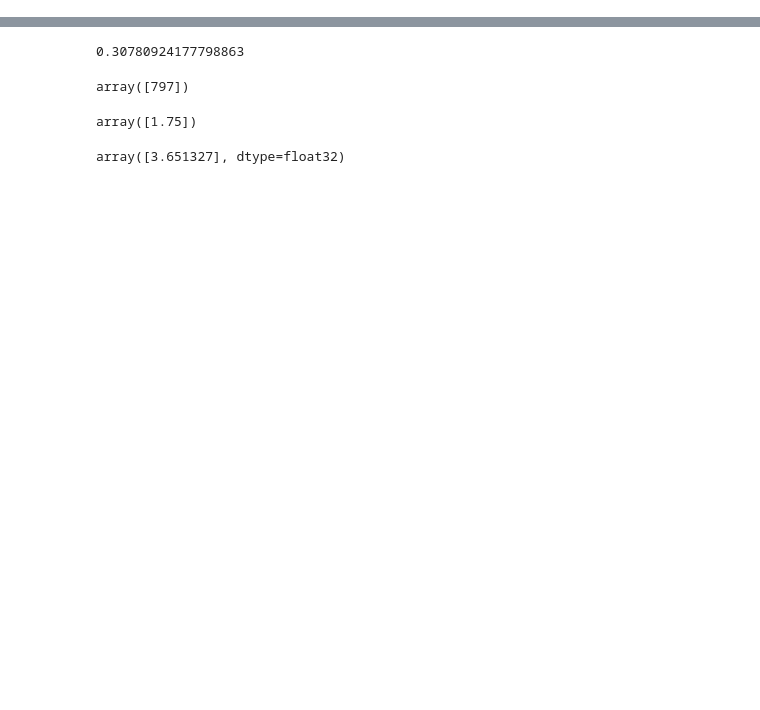
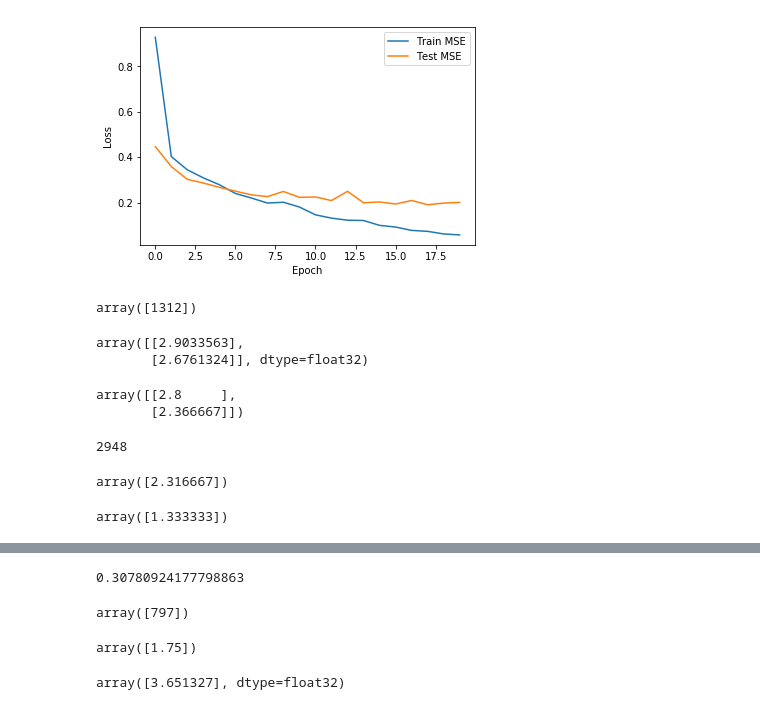
Before and after one commit to nguyenbh1507/selfie-rating, a Jupyter notebook: model.ipynb, the cells around one changed output, grey strips where cells are left out. Drawn from its saved outputs; the diff is of its cells as text; code cells hidden in the pictures; blank space fills up the shorter version.

```diff
--- a/model.ipynb
+++ b/model.ipynb
@@ -59,0 +69,6 @@ from keras.optimizers import Adam
+# %%
+# load train/test image indices
+train_img_file = './SCUT-FBP5500_v2/train_test_files/split_of_60%training and 40%testing/train.txt'
+test_img_file = './SCUT-FBP5500_v2/train_test_files/split_of_60%training and 40%testing/test.txt'
+train_indices = filelist2indices(train_img_file, file_name_indices)
+test_indices = filelist2indices(test_img_file, file_name_indices)
@@ -59,0 +190,12 @@ from keras.optimizers import Adam
+# %%
+# plot train & test loss
+%matplotlib inline
+
+plt.plot(his.history['loss'], label='Train MSE')
+plt.plot(his.history['val_loss'], label='Test MSE')
+plt.ylabel('Loss')
+plt.xlabel('Epoch')
+plt.legend()
+plt.show()
+# %% [output]
+[figure, added]
@@ -59,0 +216,26 @@ from keras.optimizers import Adam
+# %%
+(model.predict(X_test)-y_test).argmax(axis=0)
+# %% [output]
+array([1312])
+# %%
+model2.predict(X_test[0:2])
+# %% [output]
+array([[2.9033563],
+       [2.6761324]], dtype=float32)
+# %%
+y_test[0:2]
+# %% [output]
+array([[2.8     ],
+       [2.366667]])
+# %%
+test_indices[1312]
+# %% [output]
+2948
+# %%
+scores[2948]
+# %% [output]
+array([2.316667])
+# %%
+y_train[2861]
+# %% [output]
+array([1.333333])
```
Also changed, not shown: parts of 48 cells of this notebook, 1 other file.
